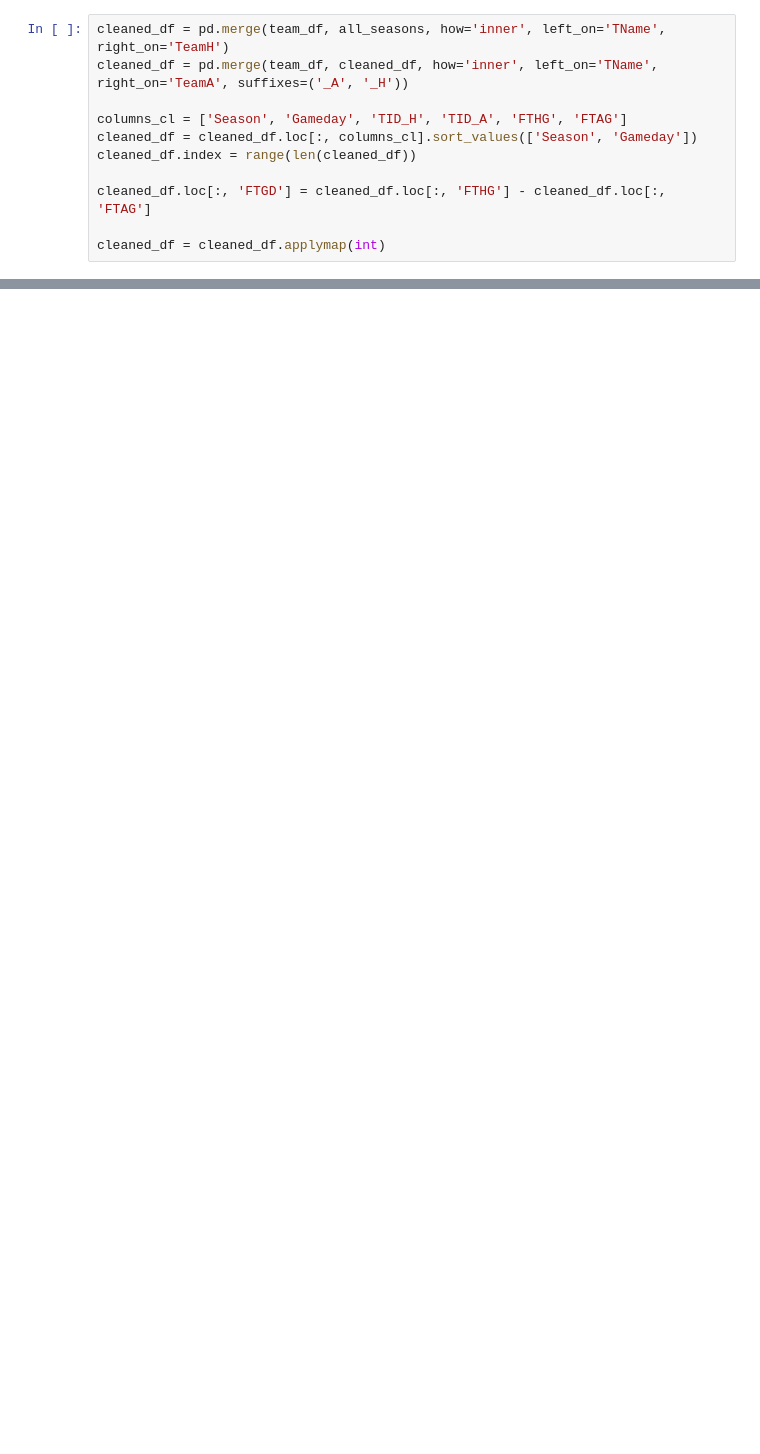
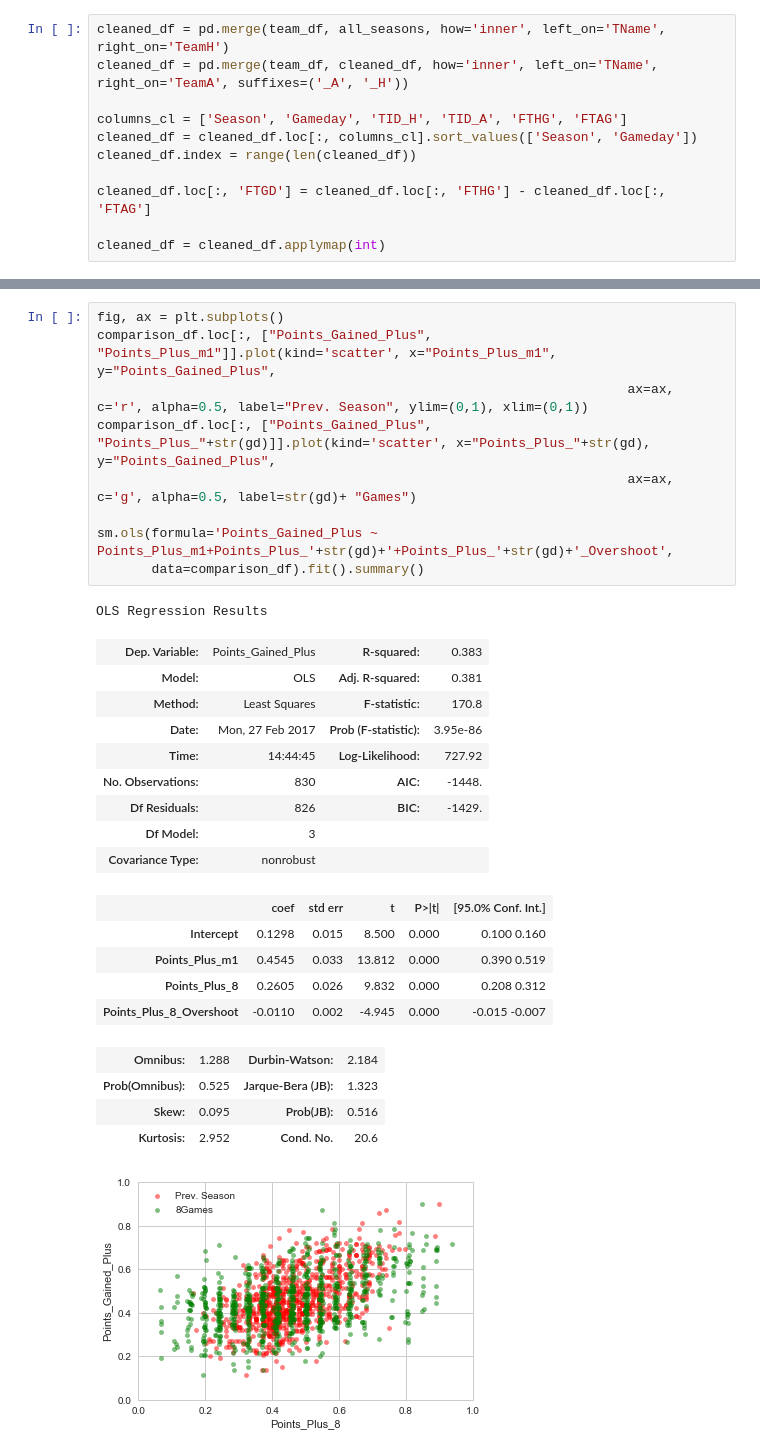
Before and after one commit to apbecker/Bundesliga_Analysis, a Jupyter notebook: Data_Analysis.ipynb, the cells around one changed output, grey strips where cells are left out. Saved outputs shown, nothing was run; the diff lists cells and outputs as text; blank space fills up the shorter version.

```diff
--- a/Data_Analysis.ipynb
+++ b/Data_Analysis.ipynb
@@ -105,0 +258,30 @@ table_extrap_df
+# %%
+fig, ax = plt.subplots()
+comparison_df.loc[:, ["Points_Gained_Plus", "Points_Plus_m1"]].plot(kind='scatter', x="Points_Plus_m1", y="Points_Gained_Plus",
+                                                                    ax=ax, c='r', alpha=0.5, label="Prev. Season", ylim=(0,1), xlim=(0,1))
+comparison_df.loc[:, ["Points_Gained_Plus", "Points_Plus_"+str(gd)]].plot(kind='scatter', x="Points_Plus_"+str(gd), y="Points_Gained_Plus",
+                                                                    ax=ax, c='g', alpha=0.5, label=str(gd)+ "Games")
+
+sm.ols(formula='Points_Gained_Plus ~ Points_Plus_m1+Points_Plus_'+str(gd)+'+Points_Plus_'+str(gd)+'_Overshoot',
+       data=comparison_df).fit().summary()
+# %% [output]
+OLS Regression Results
+| Dep. Variable: | Points_Gained_Plus | R-squared: | 0.383 |
+| Model: | OLS | Adj. R-squared: | 0.381 |
+| Method: | Least Squares | F-statistic: | 170.8 |
+| Date: | Mon, 27 Feb 2017 | Prob (F-statistic): | 3.95e-86 |
+| Time: | 14:44:45 | Log-Likelihood: | 727.92 |
+| No. Observations: | 830 | AIC: | -1448. |
+| Df Residuals: | 826 | BIC: | -1429. |
+| Df Model: | 3 |  |  |
+| Covariance Type: | nonrobust |  |  |
+|  | coef | std err | t | P>|t| | [95.0% Conf. Int.] |
+| Intercept | 0.1298 | 0.015 | 8.500 | 0.000 | 0.100 0.160 |
+| Points_Plus_m1 | 0.4545 | 0.033 | 13.812 | 0.000 | 0.390 0.519 |
+| Points_Plus_8 | 0.2605 | 0.026 | 9.832 | 0.000 | 0.208 0.312 |
+| Points_Plus_8_Overshoot | -0.0110 | 0.002 | -4.945 | 0.000 | -0.015 -0.007 |
+| Omnibus: | 1.288 | Durbin-Watson: | 2.184 |
+| Prob(Omnibus): | 0.525 | Jarque-Bera (JB): | 1.323 |
+| Skew: | 0.095 | Prob(JB): | 0.516 |
+| Kurtosis: | 2.952 | Cond. No. | 20.6 |
+[figure, added]
```
Also changed, not shown: parts of 16 cells of this notebook, 1 other file.
